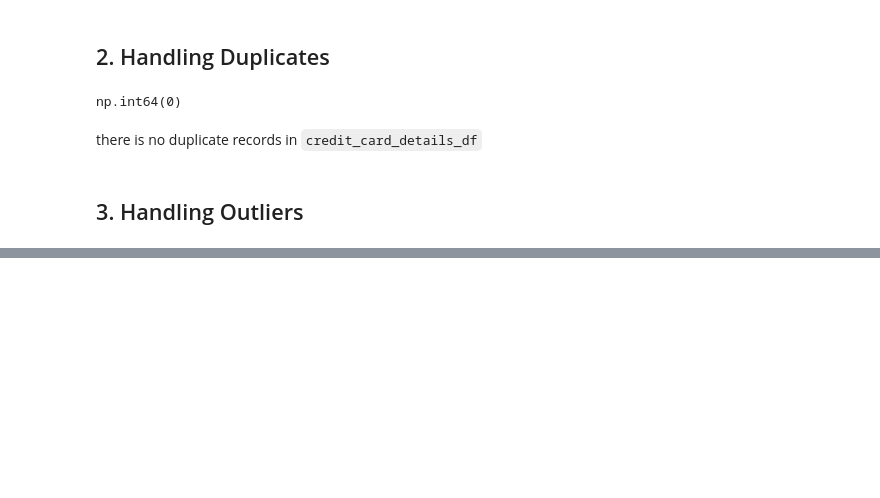
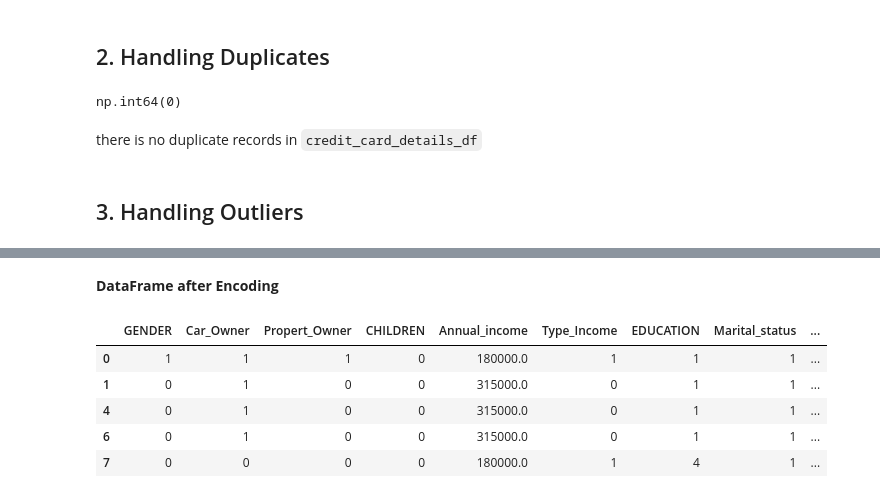
Before and after one commit to Namachivayam2001/ML-Tutorials, a Jupyter notebook: PreProcessing_with_credit_card_details_dataset.ipynb, the cells around one changed output, grey strips where cells are left out. Cells and saved outputs as stored; diff of their text form; code cells hidden in the pictures; blank space fills up the shorter version.

```diff
--- a/PreProcessing_with_credit_card_details_dataset.ipynb
+++ b/PreProcessing_with_credit_card_details_dataset.ipynb
@@ -257,0 +302,6 @@ plt.show()
+# %%
+# create object for LabelEncoder
+encoder = LabelEncoder()
+# %%
+cat_cols = credit_card_details_df.select_dtypes(include=['object']).columns.tolist()
+cat_cols
@@ -257,0 +317,11 @@ plt.show()
+# %%
+# create encoder dictionary to record all the transformed key and values
+encoder_dict = {}
+
+# Transform the cat cols to num cols by traversing each cat cols
+for col in cat_cols:
+    encoder.fit(credit_card_details_df[col].unique())
+    credit_card_details_df[col] = encoder.transform(credit_card_details_df[col])
+
+    temp_dict = dict(zip(encoder.classes_, encoder.transform(encoder.classes_)))
+    encoder_dict[col] = temp_dict
@@ -257,0 +348,11 @@ plt.show()
+# %% [markdown]
+**DataFrame after Encoding**
+# %%
+credit_card_details_df.head()
+# %% [output]
+|  | GENDER | Car_Owner | Propert_Owner | CHILDREN | Annual_income | Type_Income | EDUCATION | Marital_status | ... |
+| 0 | 1 | 1 | 1 | 0 | 180000.0 | 1 | 1 | 1 | ... |
+| 1 | 0 | 1 | 0 | 0 | 315000.0 | 0 | 1 | 1 | ... |
+| 4 | 0 | 1 | 0 | 0 | 315000.0 | 0 | 1 | 1 | ... |
+| 6 | 0 | 1 | 0 | 0 | 315000.0 | 0 | 1 | 1 | ... |
+| 7 | 0 | 0 | 0 | 0 | 180000.0 | 1 | 4 | 1 | ... |
```
Also changed, not shown: parts of 17 cells of this notebook.
